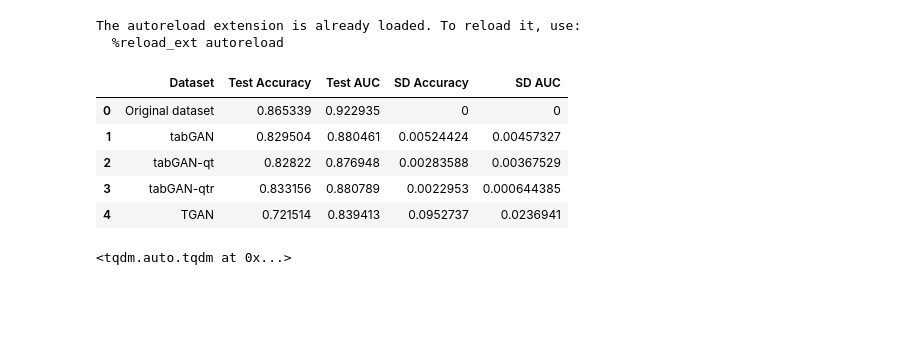
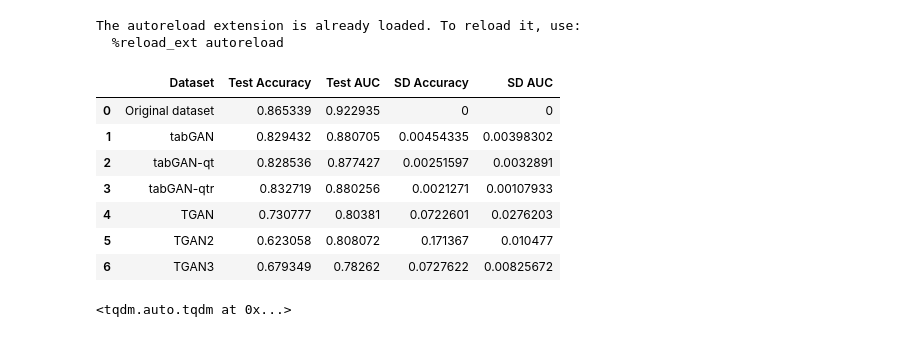
Before and after one commit to ArneRustad/Master-thesis-cf, a Jupyter notebook: scripts/tabGAN_compare_prediction_on_synthetic_adult_dataset.ipynb, the cells around one changed output. Saved outputs shown, nothing was run; the diff lists cells and outputs as text; code cells hidden in the pictures; blank space fills up the shorter version.

```diff
--- a/scripts/tabGAN_compare_prediction_on_synthetic_adult_dataset.ipynb
+++ b/scripts/tabGAN_compare_prediction_on_synthetic_adult_dataset.ipynb
@@ -86,18 +86,20 @@ if retrain:
     helpers.generate_multiple_datasets(tg_qtr, const.dir.data_gen(), n_synthetic_datasets, n_epochs, subfolder = "tabGAN-qtr",
                               n_synthetic_datasets_existing=n_synthetic_datasets_existing, batch_size=batch_size)
 # %%
-subfolders = ["tabGAN", "tabGAN-qt", "tabGAN-qtr", "TGAN"]
+subfolders = ["tabGAN", "tabGAN-qt", "tabGAN-qtr", "TGAN",  "TGAN2", "TGAN3"]
 efficacy_table_10_epochs = helpers.eval.tabular_GAN_ml_efficacy(data_train, data_test, const.dir.data_gen(),
-                                                              subfolders, n_synthetic_datasets = 3,#n_synthetic_datasets,
+                                                              subfolders, n_synthetic_datasets = 4,#n_synthetic_datasets,
                                                              name_true_train_dataset="Original dataset")
 efficacy_table_10_epochs
 # %% [output]
 |  | Dataset | Test Accuracy | Test AUC | SD Accuracy | SD AUC |
 | 0 | Original dataset | 0.865339 | 0.922935 | 0 | 0 |
-| 1 | tabGAN | 0.829504 | 0.880461 | 0.00524424 | 0.00457327 |
-| 2 | tabGAN-qt | 0.82822 | 0.876948 | 0.00283588 | 0.00367529 |
-| 3 | tabGAN-qtr | 0.833156 | 0.880789 | 0.0022953 | 0.000644385 |
-| 4 | TGAN | 0.721514 | 0.839413 | 0.0952737 | 0.0236941 |
+| 1 | tabGAN | 0.829432 | 0.880705 | 0.00454335 | 0.00398302 |
+| 2 | tabGAN-qt | 0.828536 | 0.877427 | 0.00251597 | 0.0032891 |
+| 3 | tabGAN-qtr | 0.832719 | 0.880256 | 0.0021271 | 0.00107933 |
+| 4 | TGAN | 0.730777 | 0.80381 | 0.0722601 | 0.0276203 |
+| 5 | TGAN2 | 0.623058 | 0.808072 | 0.171367 | 0.010477 |
+| 6 | TGAN3 | 0.679349 | 0.78262 | 0.0727622 | 0.00825672 |
 # %%
 a = tqdm(total=5)
 # %% [output]
```
Also changed, not shown: parts of 1 cell of this notebook, 6 other files.
